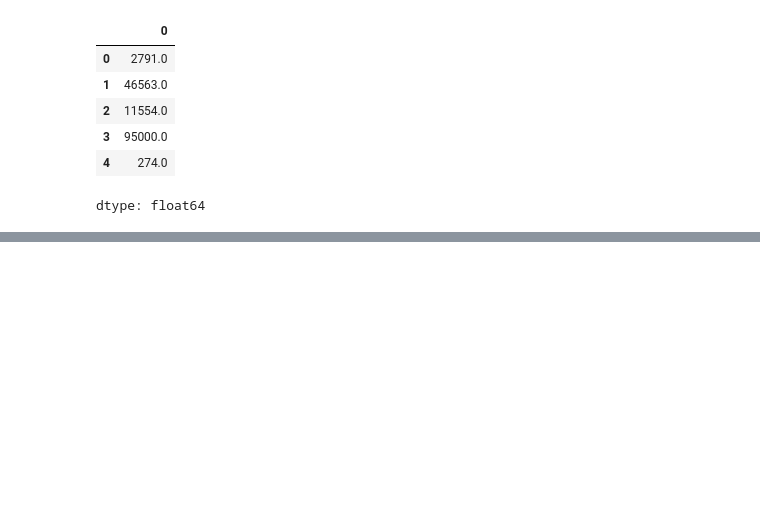
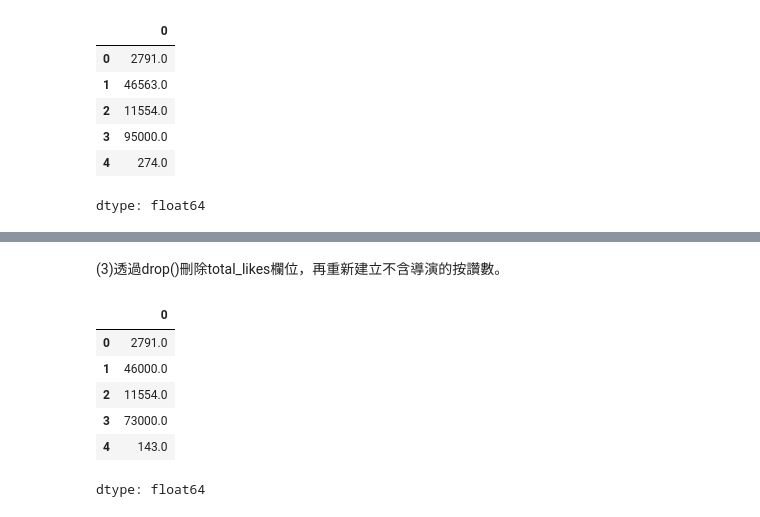
Before and after one commit to akilchen/pandas-, a Jupyter notebook: CH01_DataFrame與Series的基本操作.ipynb, the cells around one changed output, grey strips where cells are left out. Cells and saved outputs as stored; diff of their text form; code cells hidden in the pictures; blank space fills up the shorter version.

```diff
--- a/CH01_DataFrame與Series的基本操作.ipynb
+++ b/CH01_DataFrame與Series的基本操作.ipynb
@@ -743,11 +743,11 @@ movies.head(3)
 # %% [markdown]
 03 將所有的演員及導演的fb按讚數作加總，放在total_likes(新的)欄位。
 # %%
-total_likes = (movies['actor_1_facebook_likes']+
+total = (movies['actor_1_facebook_likes']+
         movies['actor_2_facebook_likes']+
         movies['actor_3_facebook_likes']+
         movies['director_facebook_likes'])
-total_likes.head(5)
+total.head(5)
 # %% [output]
 |  | 0 |
 | 0 | 2791.0 |
@@ -770,0 +784,9 @@ dtype: float64
+# %%
+#1.在movies DataFrame中新增一個'total_likes'欄位，表示電影的總按讚數。
+#2.在movies DataFrame中新增一個'is_cast_likes_more'欄位，表示演員的Facebook總按讚數是否大於或等於電影的總按讚數。
+#3.將新增了這兩個欄位的DataFrame儲存在 df2 變數中。
+
+def cast_like_gt_actor_director(df):
+  return df['cast_total_facebook_likes'] >= df['total_likes'] #比較DataFrame中每一列的'cast_total_facebook_likes'值是否大於'total_likes'值
+df2 = (movies.assign(total_likes=total,
+           is_cast_likes_more=cast_like_gt_actor_director))
@@ -770,0 +799,16 @@ dtype: float64
+# %% [markdown]
+(3)透過drop()刪除total_likes欄位，再重新建立不含導演的按讚數。
+# %%
+df2 = df2.drop(columns='total_likes')
+actor_sum = (movies[[c for c in movies.columns if 'actor'in c and '_likes' in c]]
+       .sum(axis='columns'))
+
+actor_sum.head(5)
+# %% [output]
+|  | 0 |
+| 0 | 2791.0 |
+| 1 | 46000.0 |
+| 2 | 11554.0 |
+| 3 | 73000.0 |
+| 4 | 143.0 |
+dtype: float64
```
Also changed, not shown: parts of 4 cells of this notebook.
